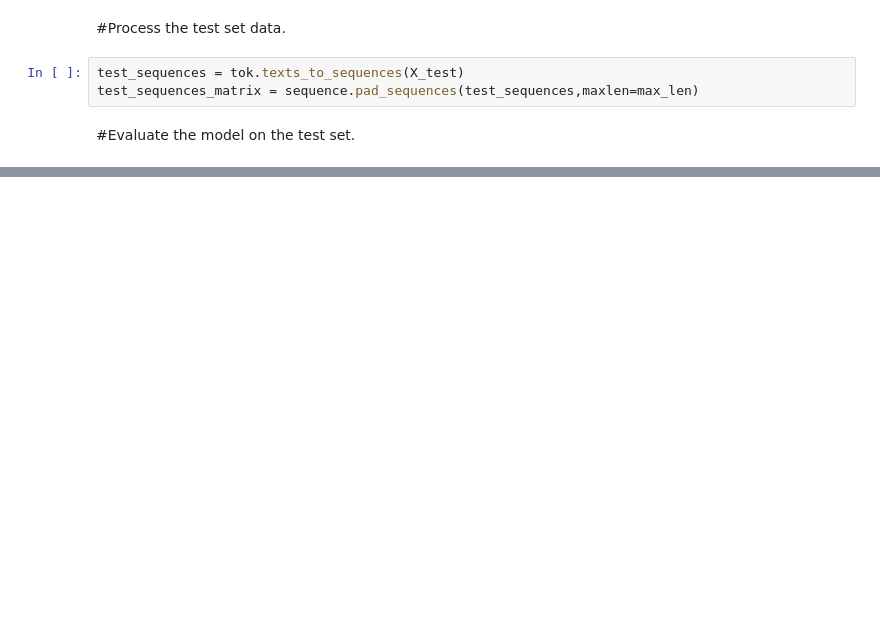
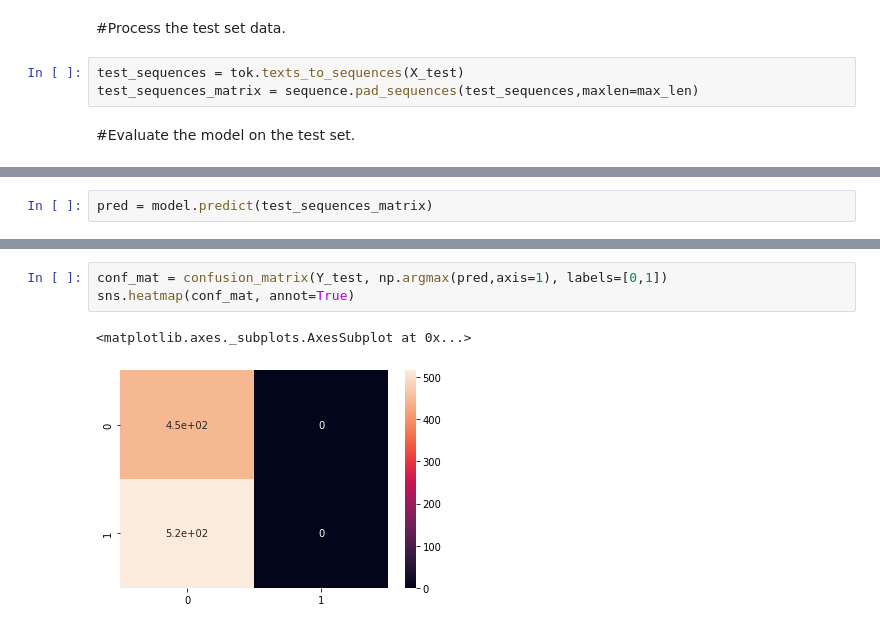
Before and after one commit to sreebalajisree/Fake_News_Detection, a Jupyter notebook: Fake_News_Detection_using_LSTM.ipynb, the cells around one changed output, grey strips where cells are left out. Cells and saved outputs as stored; diff of their text form; blank space fills up the shorter version.

```diff
--- a/Fake_News_Detection_using_LSTM.ipynb
+++ b/Fake_News_Detection_using_LSTM.ipynb
@@ -249,0 +245,2 @@ plt.ylim(0, None)
+# %%
+pred = model.predict(test_sequences_matrix)
@@ -249,0 +279,6 @@ plt.ylim(0, None)
+# %%
+conf_mat = confusion_matrix(Y_test, np.argmax(pred,axis=1), labels=[0,1])
+sns.heatmap(conf_mat, annot=True)
+# %% [output]
+<matplotlib.axes._subplots.AxesSubplot at 0x...>
+[figure, added]
```
Also changed, not shown: parts of 20 cells of this notebook.
